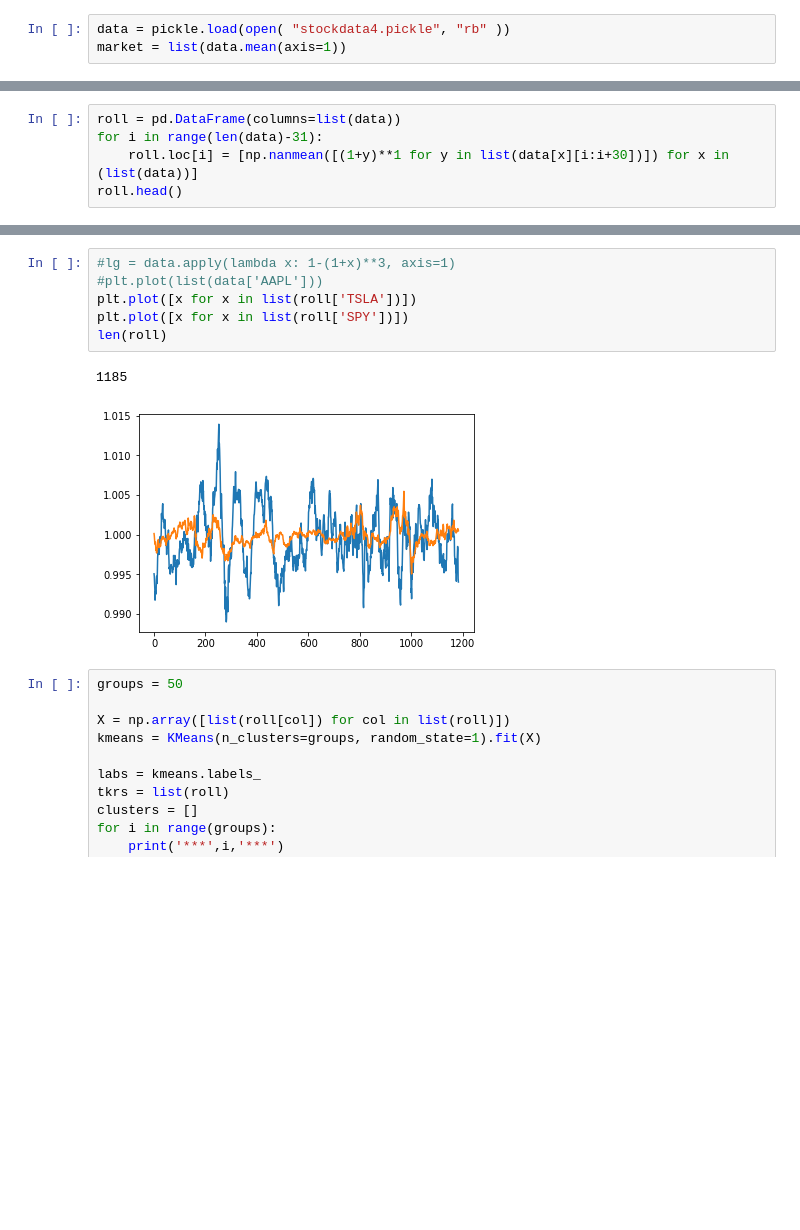
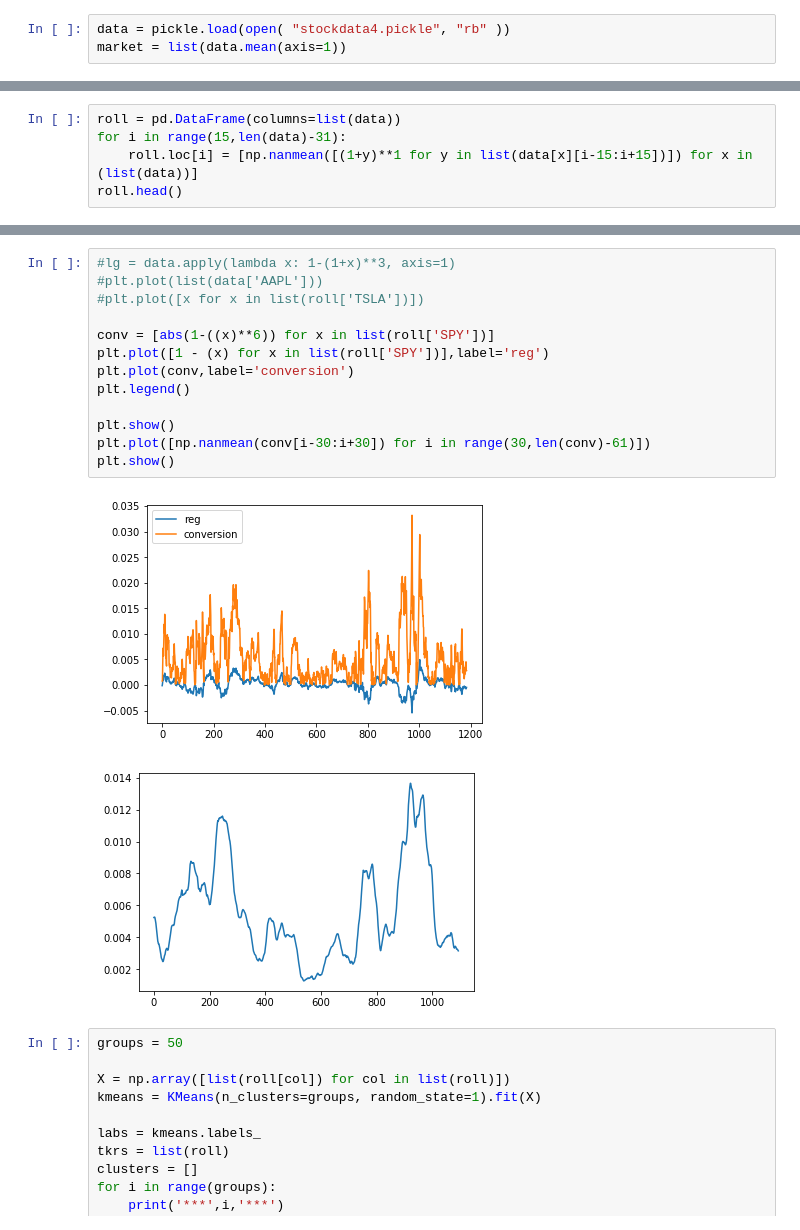
Before and after one commit to kellenks/Volitico, a Jupyter notebook: Momentum_Random.ipynb, the cells around one changed output, grey strips where cells are left out. Saved outputs shown, nothing was run; the diff lists cells and outputs as text; blank space fills up the shorter version.

```diff
--- a/Momentum_Random.ipynb
+++ b/Momentum_Random.ipynb
@@ -12,7 +23,7 @@ market = list(data.mean(axis=1))
 # %%
 roll = pd.DataFrame(columns=list(data))
-for i in range(len(data)-31):
-    roll.loc[i] = [np.nanmean([(1+y)**1 for y in list(data[x][i:i+30])]) for x in (list(data))]
+for i in range(15,len(data)-31):
+    roll.loc[i] = [np.nanmean([(1+y)**1 for y in list(data[x][i-15:i+15])]) for x in (list(data))]
 roll.head()
 # %% [output]
 |  | MMM | ABT | ABBV | ABMD | ACN | ATVI | ADBE | AMD | AAP | AES | ... | ... |
@@ -25,12 +36,19 @@ roll.head()
 # %%
 #lg = data.apply(lambda x: 1-(1+x)**3, axis=1)
 #plt.plot(list(data['AAPL']))
-plt.plot([x for x in list(roll['TSLA'])])
-plt.plot([x for x in list(roll['SPY'])])
-len(roll)
+#plt.plot([x for x in list(roll['TSLA'])])
+
+conv = [abs(1-((x)**6)) for x in list(roll['SPY'])]
+plt.plot([1 - (x) for x in list(roll['SPY'])],label='reg')
+plt.plot(conv,label='conversion')
+plt.legend()
+
+plt.show()
+plt.plot([np.nanmean(conv[i-30:i+30]) for i in range(30,len(conv)-61)])
+plt.show()
 # %% [output]
-1185
-[figure, old version]
+[figure, new version]
+[figure, added]
 # %%
 groups = 50
 
```
Also changed, not shown: parts of 2 cells of this notebook.
